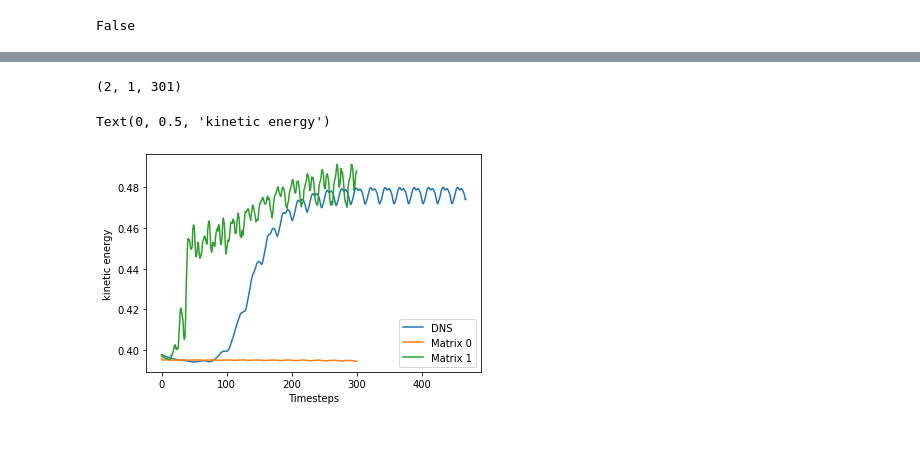
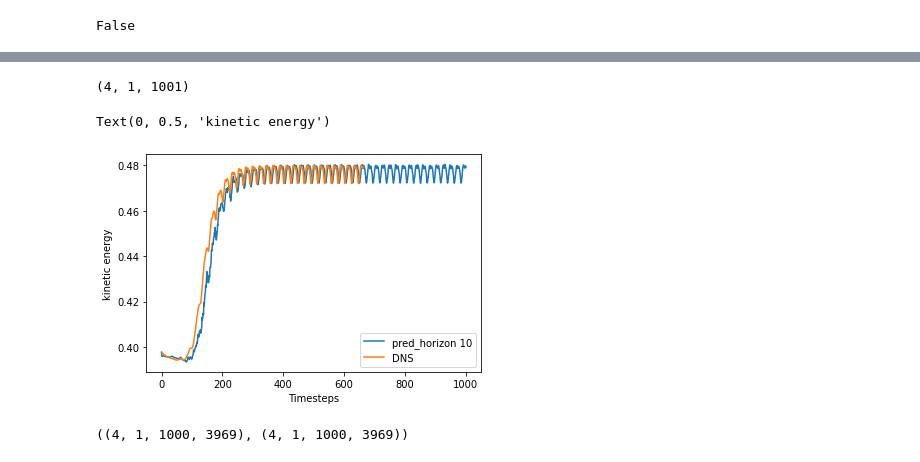
Before and after one commit to RigasLab/MZ-AE, a Jupyter notebook: Notebooks/eval_model_notebook_2Dcyl_multimodel_multistep_Exp4.ipynb, the cells around one changed output, grey strips where cells are left out. Drawn from its saved outputs; the diff is of its cells as text; code cells hidden in the pictures.

```diff
--- a/Notebooks/eval_model_notebook_2Dcyl_multimodel_multistep_Exp4.ipynb
+++ b/Notebooks/eval_model_notebook_2Dcyl_multimodel_multistep_Exp4.ipynb
@@ -91,7 +104,5 @@ Epoch with Minimum train_error:  543
 
 # Transient Data with numobs5 only
 for i in range(0,len(models)):
-    if i == 0:
-        epoch_num = 500
-
-    models[i].load_weights(epoch_num)
+    epoch_num = 3000
+    models[i].load_weights(epoch_num, True)
@@ -100,3 +109,8 @@ models[0].pred_horizon = 1
+# %%
+# for i in range(0,len(models)):
+
+ph0 = models[0].pred_horizon
+models[0].pred_horizon = 1
 # %%
 #One Step Prediction
 model_num = 0
@@ -121,6 +135,8 @@ for i in range(1):#len(models)):
 
     #Plotting one step prediction
     x_nn_hat.shape
+
+models[0].pred_horizon = ph0
 # %% [output]
 Data Shape:  (1, 671, 7938)
 Not normalizing Input
@@ -220,18 +235,19 @@ Phi_nn_hat_ma = moving_avg(Phi_nn_hat.cpu().numpy())
 plt.plot(Phi_nn_hat_ma)
 # %%
 #multistep prediction
-timesteps = 300
+timesteps = 1000
 initial_step = 0
 initial_conditions = Phi_nn[:,initial_step,:].to(models[0].device)
 
 x_hat = []
 Phi_ms_hat = torch.zeros((len(models),1,timesteps+1,models[0].statedim)).to(models[0].device)
+Phi_ms_koop = torch.zeros((len(models),1,timesteps,models[0].statedim)).to(models[0].device)
 
 print("ic shape:", initial_conditions.shape)
 
 for i in range(len(models)):
-    x_hat_temp, Phi_ms_hat[i] = models[i].predict_multistep(initial_conditions, timesteps)
+    x_hat_temp, Phi_ms_hat[i], Phi_ms_koop[i] = models[i].predict_multistep(initial_conditions, timesteps)
     x_hat.append(x_hat_temp)
-print(Phi_ms_hat.shape)
+print(Phi_ms_hat.shape, Phi_ms_koop.shape)
 # %% [output]
 ic shape: torch.Size([1, 7938])
@@ -248,20 +264,28 @@ U_ms_hat.shape, V_ms_hat.shape, U.shape, V.shape
 # %%
 #calculating kinetic energy for multistep prediction
 k_ms_pred = energy(U_ms_hat, V_ms_hat)
 print(k_ms_pred.shape)
 plt.figure()
-plt.plot(k[0,initial_step:], label = "DNS")
-for i in [0,1]:
+for i in [0]:
 
-    plt.plot(k_ms_pred[i,0,:], label = f"Matrix {i}")
+    plt.plot(k_ms_pred[i,0,:], label = f"pred_horizon {models[i].pred_horizon}")
     # else:
     #     plt.semilogy(State_MSE_multistep[len(models)-1].numpy(),".-",color = "brown", label = f"No Memory")
 # State_MSE_multistep[1] = Eval_MZA.state_mse(Phi_nn[:,:timesteps],Phi_ms_hat[1,:,:timesteps]).detach().cpu()
 # plt.semilogy(State_MSE_multistep[1].numpy(), label = f"Memory Length {models[1].seq_len}")
+plt.plot(k[0,initial_step:], label = "DNS")
+
 plt.legend(loc='lower right')
 plt.xlabel("Timesteps")
 plt.ylabel("kinetic energy")
 # %% [output]
-(2, 1, 301)
+(4, 1, 1001)
 Text(0, 0.5, 'kinetic energy')
-[figure, old version]
+[figure, new version]
+# %%
+U_ms_koop = Phi_ms_koop[...,:int(Phi_ms_koop.shape[-1]/2)].detach().cpu().numpy()
+V_ms_koop = Phi_ms_koop[...,int(Phi_ms_koop.shape[-1]/2):].detach().cpu().numpy()
+
+U_ms_koop.shape, V_ms_koop.shape
+# %% [output]
+((4, 1, 1000, 3969), (4, 1, 1000, 3969))
```
Also changed, not shown: parts of 15 cells of this notebook, 4 other files.
